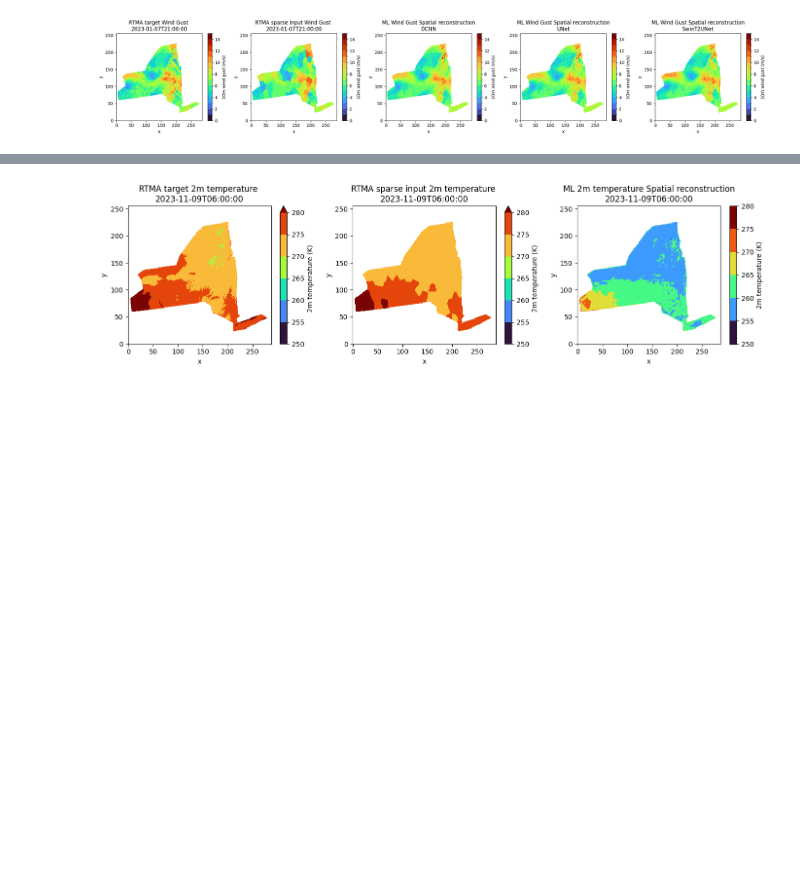
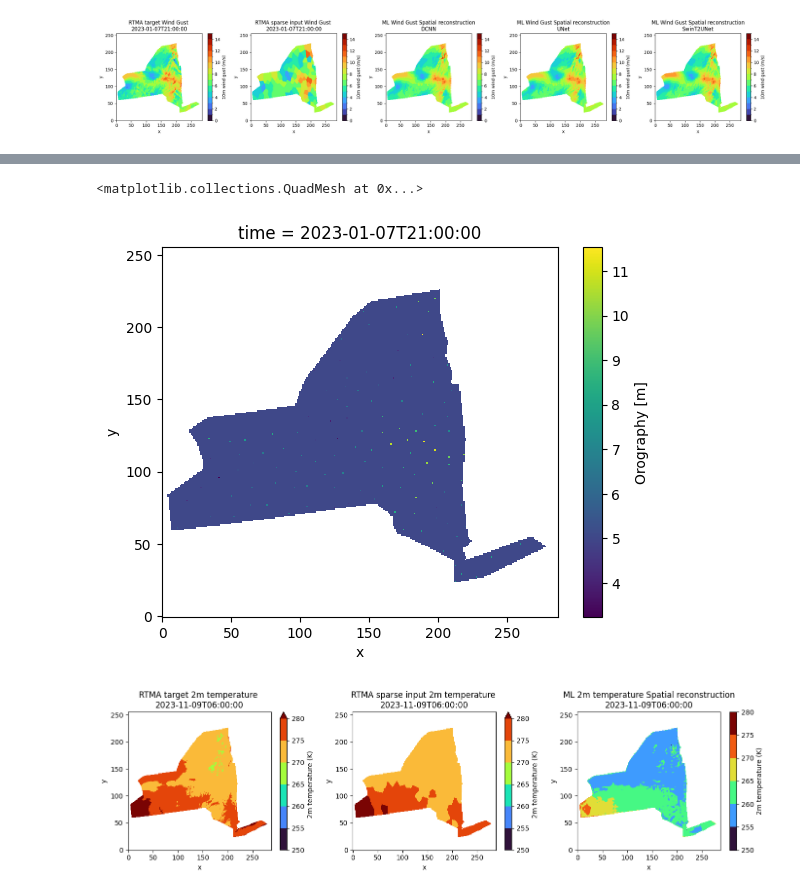
Before and after one commit to HarishBaki/Sparse_to_dense_meteorological_variables, a Jupyter notebook: TMRW_plots.ipynb, the cells around one changed output, grey strips where cells are left out. Saved outputs shown, nothing was run; the diff lists cells and outputs as text; code cells hidden in the pictures; blank space fills up the shorter version.

```diff
--- a/TMRW_plots.ipynb
+++ b/TMRW_plots.ipynb
@@ -231,3 +292,8 @@ plt.savefig(FIG_DIR+'/RTMA_Wind_Gust_sparse_to_dense_all_models.png', dpi=300)
+# %%
+pred.plot()
+# %% [output]
+<matplotlib.collections.QuadMesh at 0x...>
+[figure, added]
 # %%
 cmap = turbo_cmap
 variable = 't2m'
```
Also changed, not shown: parts of 1 cell of this notebook.
